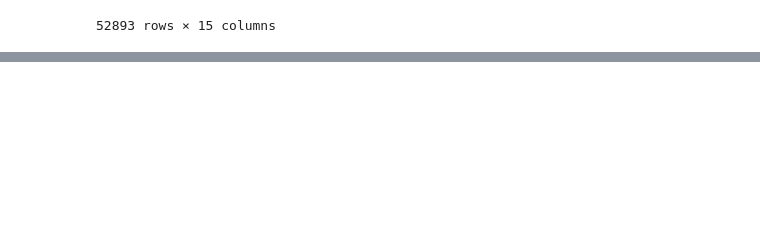
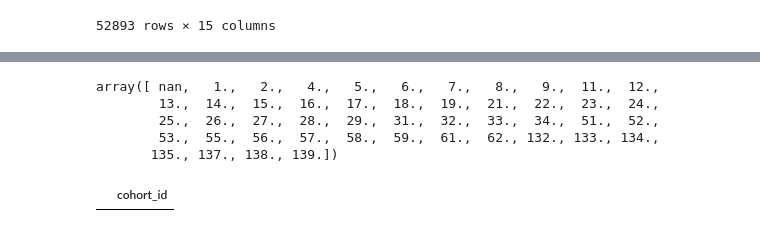
Before and after one commit to greg-paige-kayla-lincoln/anomaly_detection_project, a Jupyter notebook: greg_scratchpad.ipynb, the cells around one changed output, grey strips where cells are left out. Saved outputs shown, nothing was run; the diff lists cells and outputs as text; code cells hidden in the pictures; blank space fills up the shorter version.

```diff
--- a/greg_scratchpad.ipynb
+++ b/greg_scratchpad.ipynb
@@ -167,0 +233,6 @@ df2[df2.cohort_id.isnull()]
+# %%
+cid = pd.read_sql('''SELECT cohort_id, COUNT(cohort_id)
+FROM logs
+GROUP BY (cohort_id);''', url)
+
+cid
@@ -167,0 +260,12 @@ df2[df2.cohort_id.isnull()]
+# %%
+cid.cohort_id.unique()
+# %% [output]
+array([ nan,   1.,   2.,   4.,   5.,   6.,   7.,   8.,   9.,  11.,  12.,
+        13.,  14.,  15.,  16.,  17.,  18.,  19.,  21.,  22.,  23.,  24.,
+        25.,  26.,  27.,  28.,  29.,  31.,  32.,  33.,  34.,  51.,  52.,
+        53.,  55.,  56.,  57.,  58.,  59.,  61.,  62., 132., 133., 134.,
+       135., 137., 138., 139.])
+# %%
+cid[cid.cohort_id == np.nan]
+# %% [output]
+|  | cohort_id |
```
Also changed, not shown: parts of 26 cells of this notebook.
